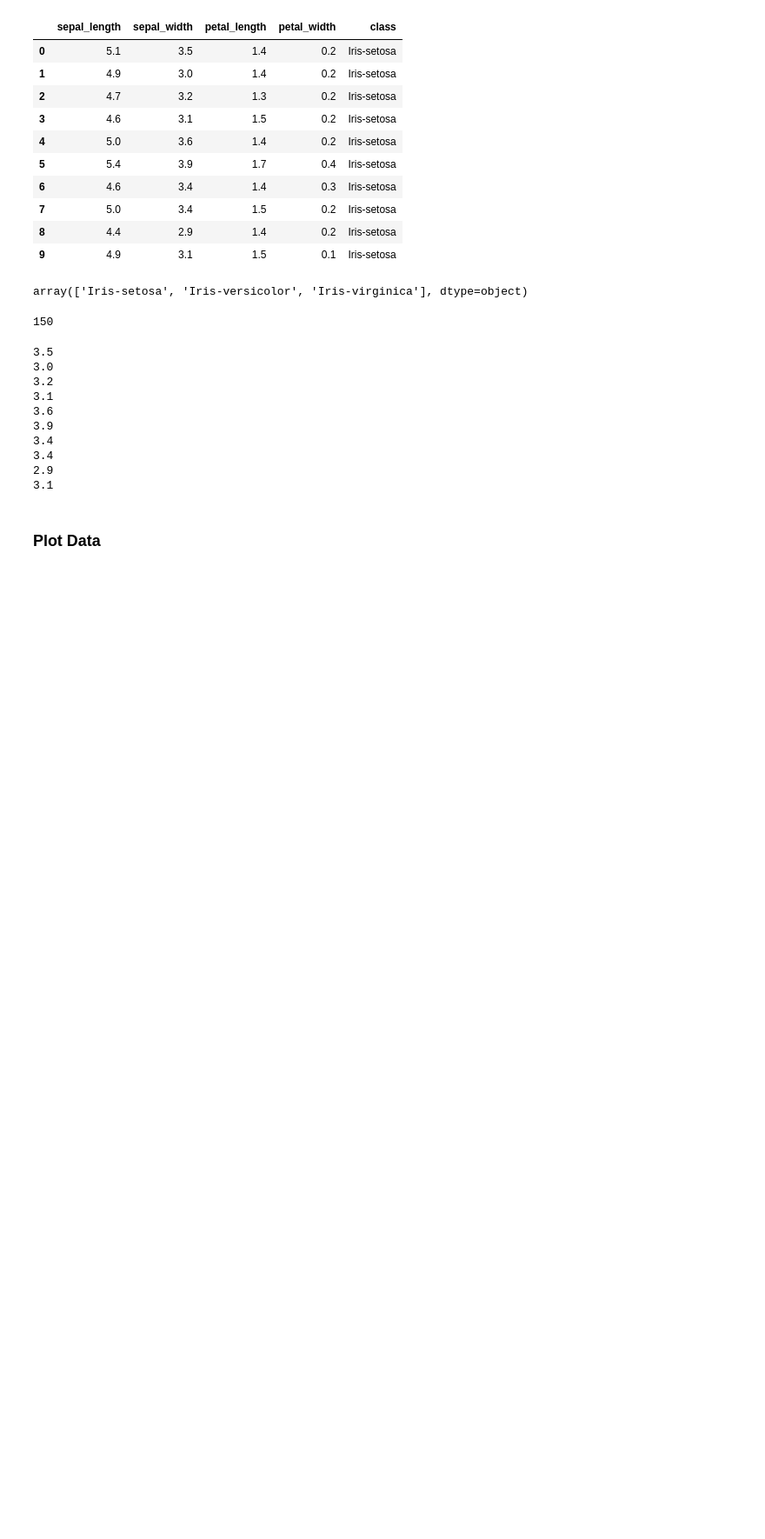
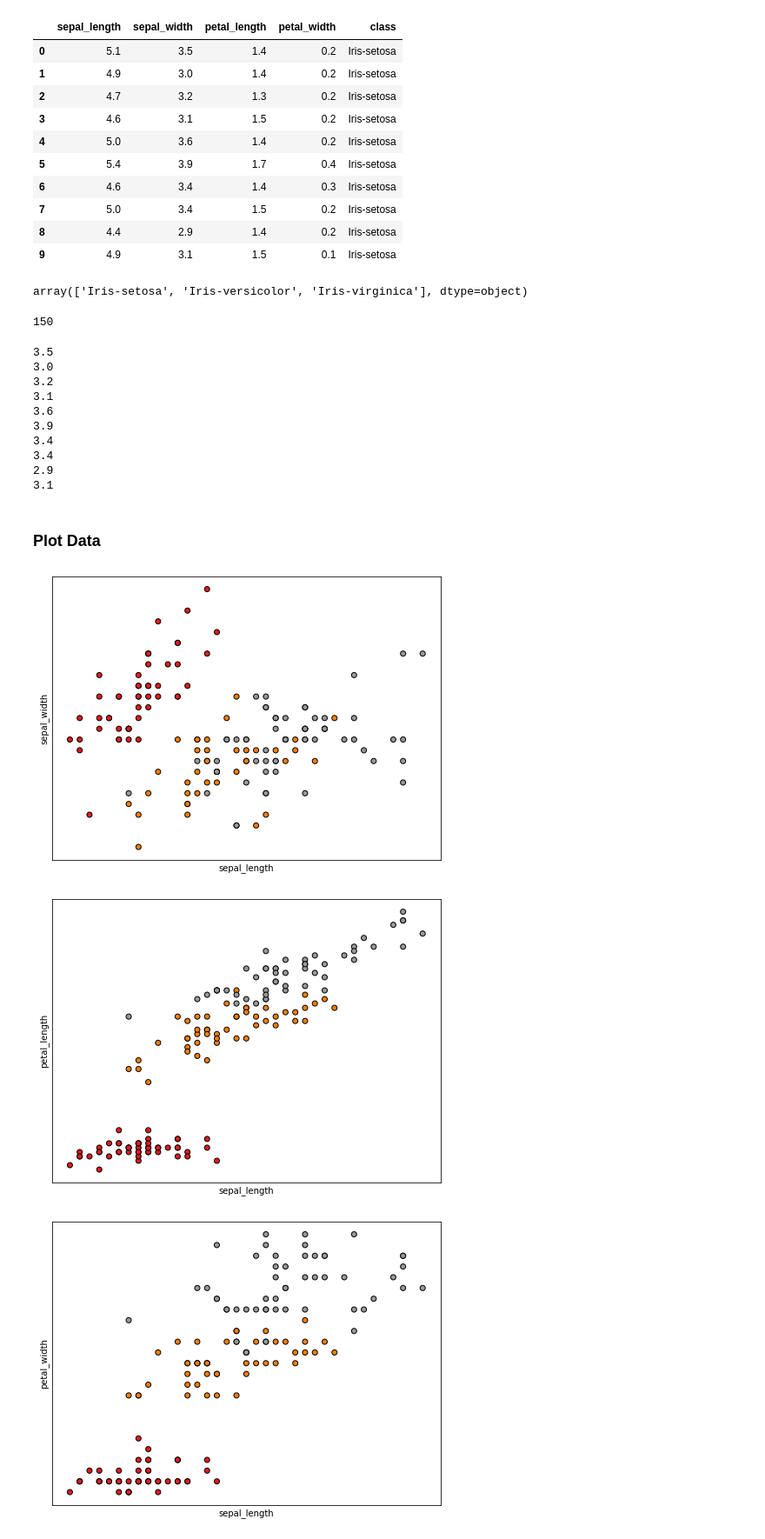
Before and after one commit to MnemoSemiotic/prem_prep_nov30_2020, a Jupyter notebook: stats/07_crossval_intuition/simple_crossval_and_ml_intuition.ipynb, the cells around one changed output. Shown at 87% size. Drawn from its saved outputs; the diff is of its cells as text; code cells hidden in the pictures; blank space fills up the shorter version.

```diff
--- a/stats/07_crossval_intuition/simple_crossval_and_ml_intuition.ipynb
+++ b/stats/07_crossval_intuition/simple_crossval_and_ml_intuition.ipynb
@@ -192,30 +192,42 @@ y = df[['class']]
 # %%
 from sklearn.preprocessing import LabelEncoder
 
 def plot_features(X_df, y_df, columns):
     le = LabelEncoder()
     y = le.fit_transform(y_df)
 
     # every pair of features
     built_pairs = []
     for col1 in columns[:-1]:
         for col2 in columns[:-1]:
             if col1 != col2 and (col1, col2) not in built_pairs and (col2, col1) not in built_pairs:
                 tup = (col1, col2)
                 built_pairs.append(tup)
 
     for pair in built_pairs:
         x_lab = pair[0]
         y_lab = pair[1]
 
         X = X_df[[x_lab, y_lab]].values
 
         x_min, x_max = X[:, 0].min() - 0.5, X[:, 0].max() + 0.5
         y_min, y_max = X[:, 1].min() - 0.5, X[:, 1].max() + 0.5
 
         # built plot
         plt.figure(2, figsize=(8,6))
         plt.clf()
 
         plt.scatter(X[:, 0], X[:, 1], c=y, cmap=plt.cm.Set1, edgecolor='k')
         plt.xlabel(x_lab)
+        plt.ylabel(y_lab)
+
+        plt.xticks(())
+        plt.yticks(())
+
+        plt.show()
+
+plot_features(X, y, columns)
+# %% [output]
+[figure, added]
+[figure, added]
+[figure, added]
```
Also changed, not shown: parts of 1 cell of this notebook.
